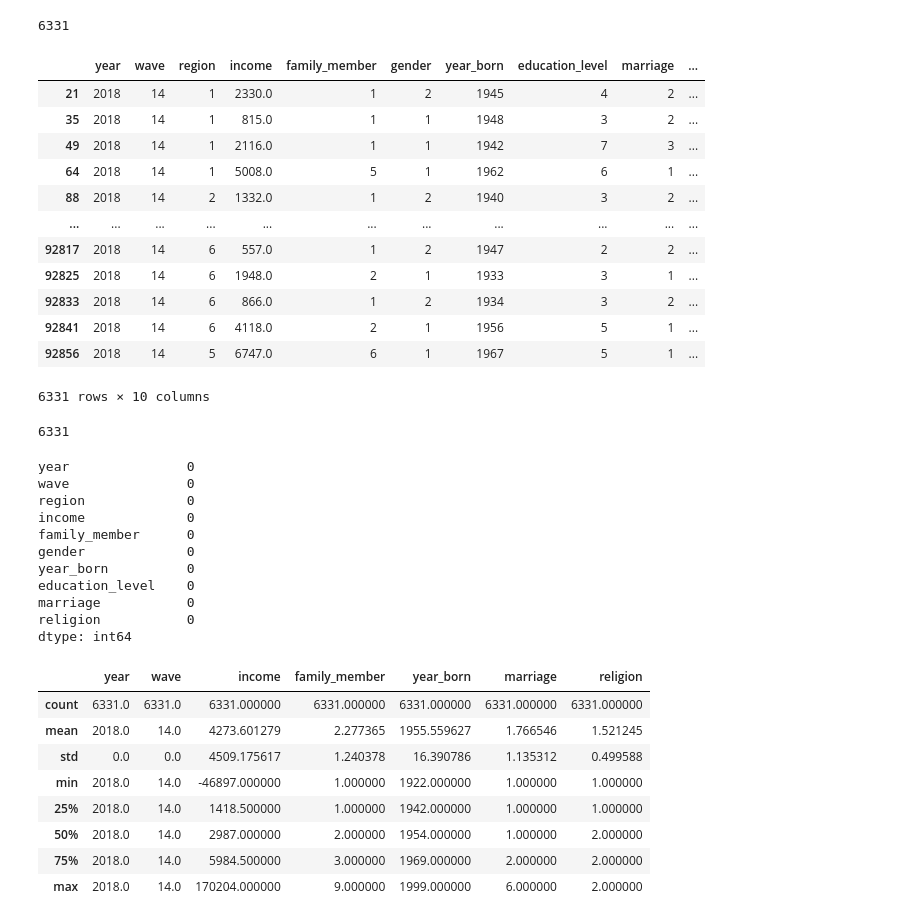
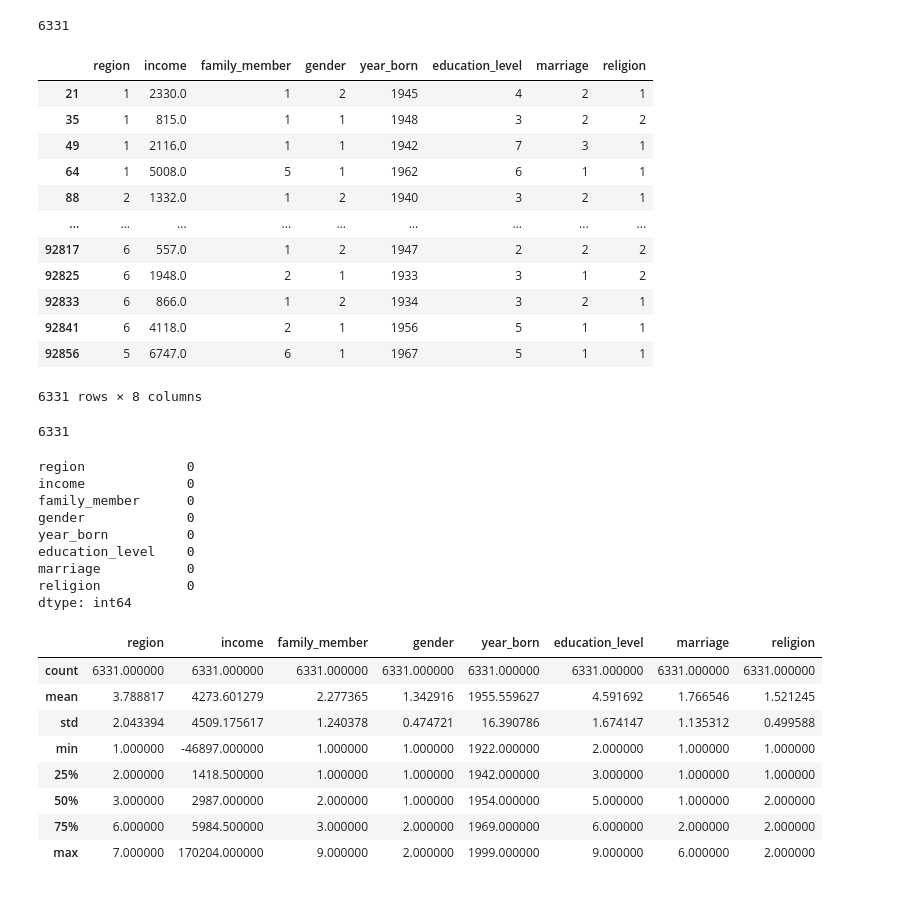
Before and after one commit to leecheolu/Data_Science-hw-, a Jupyter notebook: 과제.ipynb, the cells around one changed output. Cells and saved outputs as stored; diff of their text form; code cells hidden in the pictures.

```diff
--- a/과제.ipynb
+++ b/과제.ipynb
@@ -21,4 +24,4 @@ data
 # %% [markdown]
 사용하지 않을 열 제거
 # %%
-data = data.drop(['id','occupation','company_size','reason_none_worker'],axis=1)
+data = data.drop(['id','occupation','company_size','reason_none_worker','wave'],axis=1)
@@ -38,21 +41,23 @@ len(data)
 # %% [output]
 6331
 # %%
+# 다쓰고 필요없는 열 추가 제거
+data = data.drop(['year'], axis=1)
 data
 # %% [output]
-|  | year | wave | region | income | family_member | gender | year_born | education_level | marriage | ... |
-| 21 | 2018 | 14 | 1 | 2330.0 | 1 | 2 | 1945 | 4 | 2 | ... |
-| 35 | 2018 | 14 | 1 | 815.0 | 1 | 1 | 1948 | 3 | 2 | ... |
-| 49 | 2018 | 14 | 1 | 2116.0 | 1 | 1 | 1942 | 7 | 3 | ... |
-| 64 | 2018 | 14 | 1 | 5008.0 | 5 | 1 | 1962 | 6 | 1 | ... |
-| 88 | 2018 | 14 | 2 | 1332.0 | 1 | 2 | 1940 | 3 | 2 | ... |
-| ... | ... | ... | ... | ... | ... | ... | ... | ... | ... | ... |
-| 92817 | 2018 | 14 | 6 | 557.0 | 1 | 2 | 1947 | 2 | 2 | ... |
-| 92825 | 2018 | 14 | 6 | 1948.0 | 2 | 1 | 1933 | 3 | 1 | ... |
-| 92833 | 2018 | 14 | 6 | 866.0 | 1 | 2 | 1934 | 3 | 2 | ... |
-| 92841 | 2018 | 14 | 6 | 4118.0 | 2 | 1 | 1956 | 5 | 1 | ... |
-| 92856 | 2018 | 14 | 5 | 6747.0 | 6 | 1 | 1967 | 5 | 1 | ... |
+|  | region | income | family_member | gender | year_born | education_level | marriage | religion |
+| 21 | 1 | 2330.0 | 1 | 2 | 1945 | 4 | 2 | 1 |
+| 35 | 1 | 815.0 | 1 | 1 | 1948 | 3 | 2 | 2 |
+| 49 | 1 | 2116.0 | 1 | 1 | 1942 | 7 | 3 | 1 |
+| 64 | 1 | 5008.0 | 5 | 1 | 1962 | 6 | 1 | 1 |
+| 88 | 2 | 1332.0 | 1 | 2 | 1940 | 3 | 2 | 1 |
+| ... | ... | ... | ... | ... | ... | ... | ... | ... |
+| 92817 | 6 | 557.0 | 1 | 2 | 1947 | 2 | 2 | 2 |
+| 92825 | 6 | 1948.0 | 2 | 1 | 1933 | 3 | 1 | 2 |
+| 92833 | 6 | 866.0 | 1 | 2 | 1934 | 3 | 2 | 1 |
+| 92841 | 6 | 4118.0 | 2 | 1 | 1956 | 5 | 1 | 1 |
+| 92856 | 5 | 6747.0 | 6 | 1 | 1967 | 5 | 1 | 1 |
-6331 rows × 10 columns
+6331 rows × 8 columns
 # %%
 # 중복된 행 삭제
 data.drop_duplicates()
@@ -63,8 +68,6 @@ len(data) # 중복된 행이 없는 것을 확인
 # 누락 데이터 찾기
 data.isnull().sum()
 # %% [output]
-year               0
-wave               0
 region             0
 income             0
 family_member      0
@@ -78,12 +81,12 @@ dtype: int64
 # 통계값 확인하기
 data.describe()
 # %% [output]
-|  | year | wave | income | family_member | year_born | marriage | religion |
-| count | 6331.0 | 6331.0 | 6331.000000 | 6331.000000 | 6331.000000 | 6331.000000 | 6331.000000 |
-| mean | 2018.0 | 14.0 | 4273.601279 | 2.277365 | 1955.559627 | 1.766546 | 1.521245 |
-| std | 0.0 | 0.0 | 4509.175617 | 1.240378 | 16.390786 | 1.135312 | 0.499588 |
-| min | 2018.0 | 14.0 | -46897.000000 | 1.000000 | 1922.000000 | 1.000000 | 1.000000 |
-| 25% | 2018.0 | 14.0 | 1418.500000 | 1.000000 | 1942.000000 | 1.000000 | 1.000000 |
-| 50% | 2018.0 | 14.0 | 2987.000000 | 2.000000 | 1954.000000 | 1.000000 | 2.000000 |
-| 75% | 2018.0 | 14.0 | 5984.500000 | 3.000000 | 1969.000000 | 2.000000 | 2.000000 |
-| max | 2018.0 | 14.0 | 170204.000000 | 9.000000 | 1999.000000 | 6.000000 | 2.000000 |
+|  | region | income | family_member | gender | year_born | education_level | marriage | religion |
+| count | 6331.000000 | 6331.000000 | 6331.000000 | 6331.000000 | 6331.000000 | 6331.000000 | 6331.000000 | 6331.000000 |
+| mean | 3.788817 | 4273.601279 | 2.277365 | 1.342916 | 1955.559627 | 4.591692 | 1.766546 | 1.521245 |
+| std | 2.043394 | 4509.175617 | 1.240378 | 0.474721 | 16.390786 | 1.674147 | 1.135312 | 0.499588 |
+| min | 1.000000 | -46897.000000 | 1.000000 | 1.000000 | 1922.000000 | 2.000000 | 1.000000 | 1.000000 |
+| 25% | 2.000000 | 1418.500000 | 1.000000 | 1.000000 | 1942.000000 | 3.000000 | 1.000000 | 1.000000 |
+| 50% | 3.000000 | 2987.000000 | 2.000000 | 1.000000 | 1954.000000 | 5.000000 | 1.000000 | 2.000000 |
+| 75% | 6.000000 | 5984.500000 | 3.000000 | 2.000000 | 1969.000000 | 6.000000 | 2.000000 | 2.000000 |
+| max | 7.000000 | 170204.000000 | 9.000000 | 2.000000 | 1999.000000 | 9.000000 | 6.000000 | 2.000000 |
```
Also changed, not shown: parts of 24 cells of this notebook.
